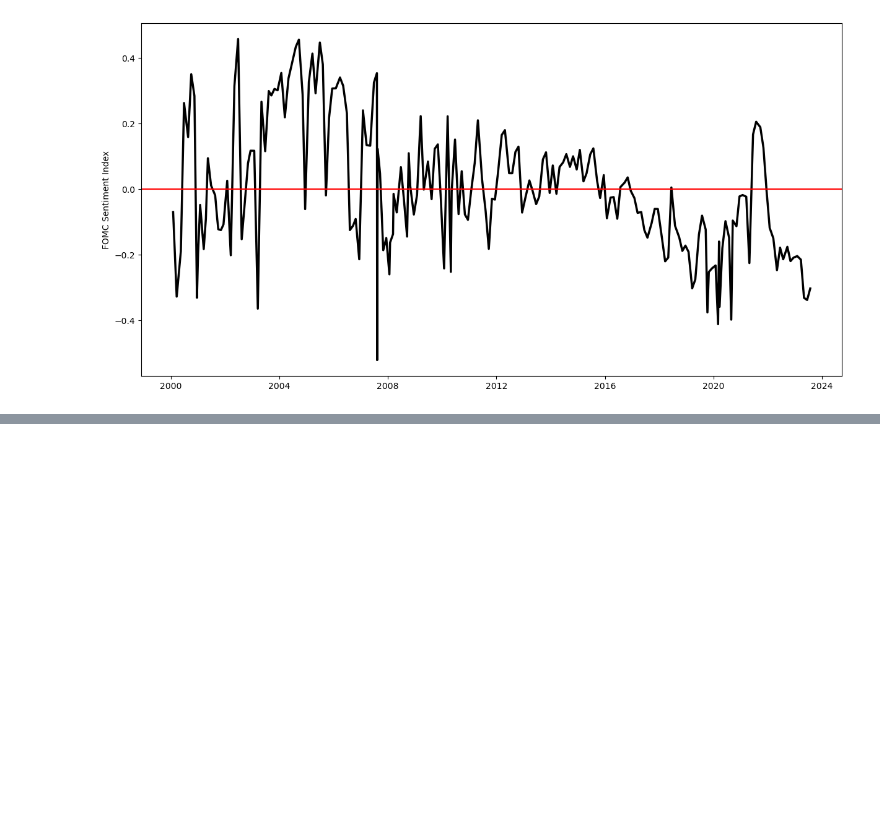
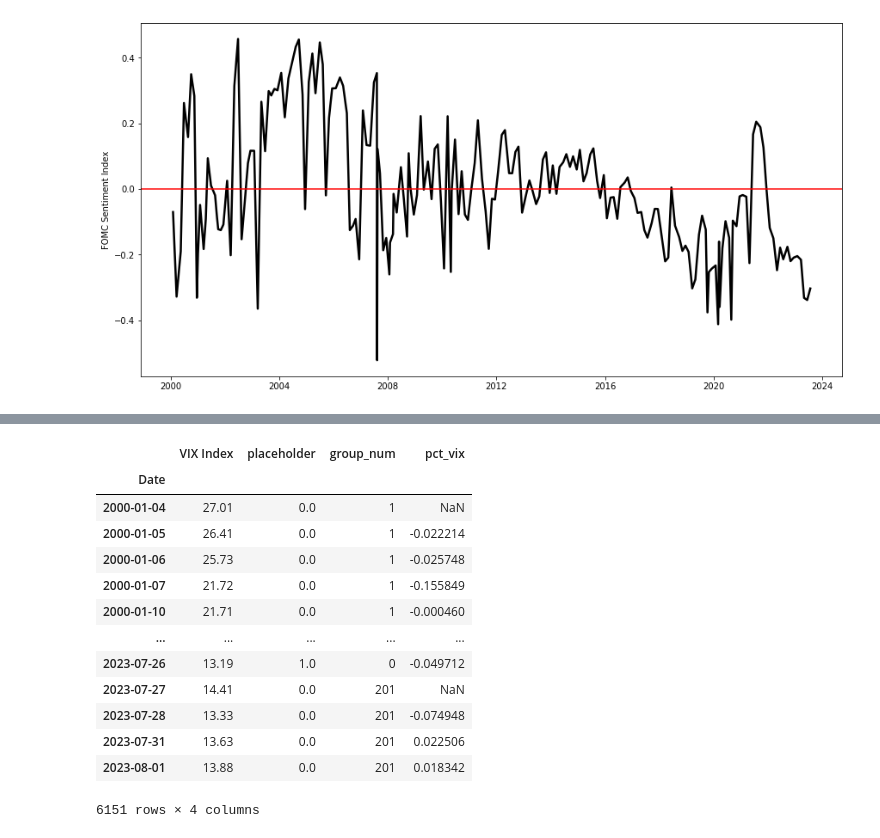
Before and after one commit to ADA-GWU/guidedresearchproject-ayda000, a Jupyter notebook: fomc_si_example.ipynb, the cells around one changed output, grey strips where cells are left out. Drawn from its saved outputs; the diff is of its cells as text; code cells hidden in the pictures; blank space fills up the shorter version.

```diff
--- a/fomc_si_example.ipynb
+++ b/fomc_si_example.ipynb
@@ -219,0 +254,14 @@ Name: FOMC Sentiment Index, dtype: float64
+# %%
+Vol_data_file = pd.read_excel("VolatilityIndices.xlsx",sheet_name='BloombergDataUpdate', header=[3],usecols='A, C,L,E:J, M')
+Vol_indices = Vol_data_file
+Vol_indices = Vol_indices.drop(Vol_indices.index[:2])
+
+
+Vol_indices.index = pd.to_datetime(Vol_indices.iloc[:,0]).dt.normalize()
+Vol_indices.index.names = (['Date']) #  Renaming keys for row index
+Vol_indices = Vol_indices.drop(Vol_indices.columns[0], axis=1)
+Vol_indices = Vol_indices.astype(float)
+Vol_indices = Vol_indices.drop(Vol_indices.columns[[3,4,6]], axis=1)
+vix= Vol_indices[["VIX Index"]]
+vix = vix.dropna()
+vix
@@ -219,0 +283,4 @@ Name: FOMC Sentiment Index, dtype: float64
+# %%
+merged_dta= vix.join(statement_dates)
+merged_dta = merged_dta.fillna(0)
+merged_dta
@@ -219,0 +302,3 @@ Name: FOMC Sentiment Index, dtype: float64
+# %%
+merged_dta["group_num"]=0
+merged_dta
@@ -219,0 +320,8 @@ Name: FOMC Sentiment Index, dtype: float64
+# %%
+j=1
+for i in range(0,len(merged_dta.index)):
+    if merged_dta.iloc[i,1]==0:
+        merged_dta.iloc[i,2]=j
+    else:
+        j+=1
+merged_dta
@@ -219,0 +380,21 @@ Name: FOMC Sentiment Index, dtype: float64
+# %%
+#Calculates daily percent changes per group
+pct_vix = pd.DataFrame({"pct_vix":merged_dta.groupby(['group_num'])['VIX Index'].pct_change()})
+#We have to re-merge the pct_vix data set with merged_dta to recover the gruop numbers
+pct_vix = merged_dta.join(pct_vix)
+pct_vix
+# %% [output]
+|  | VIX Index | placeholder | group_num | pct_vix |
+| Date |  |  |  |  |
+| 2000-01-04 | 27.01 | 0.0 | 1 | NaN |
+| 2000-01-05 | 26.41 | 0.0 | 1 | -0.022214 |
+| 2000-01-06 | 25.73 | 0.0 | 1 | -0.025748 |
+| 2000-01-07 | 21.72 | 0.0 | 1 | -0.155849 |
+| 2000-01-10 | 21.71 | 0.0 | 1 | -0.000460 |
+| ... | ... | ... | ... | ... |
+| 2023-07-26 | 13.19 | 1.0 | 0 | -0.049712 |
+| 2023-07-27 | 14.41 | 0.0 | 201 | NaN |
+| 2023-07-28 | 13.33 | 0.0 | 201 | -0.074948 |
+| 2023-07-31 | 13.63 | 0.0 | 201 | 0.022506 |
+| 2023-08-01 | 13.88 | 0.0 | 201 | 0.018342 |
+6151 rows × 4 columns
```
Also changed, not shown: parts of 53 cells of this notebook.
